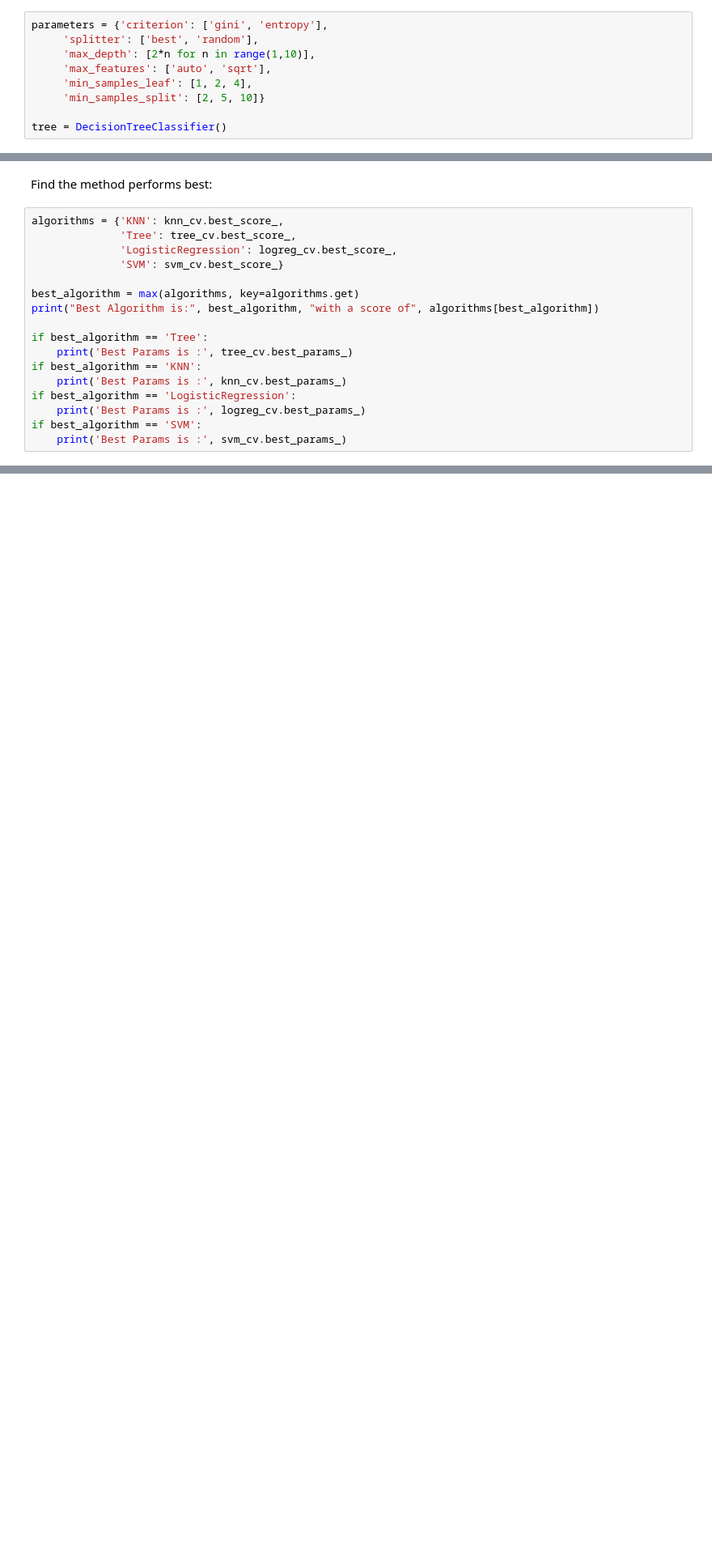
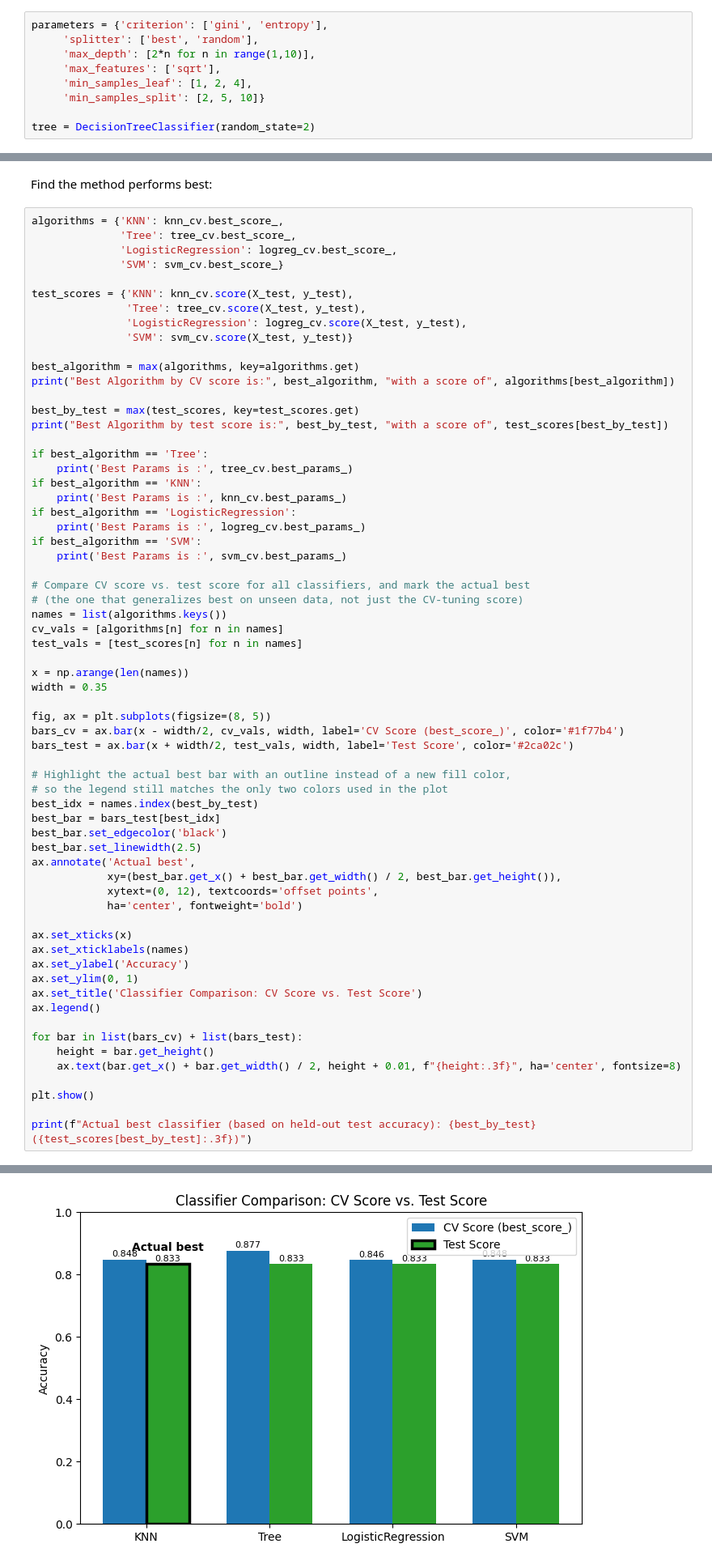
Before and after one commit to jjflorezw/ibmds, a Jupyter notebook: 10-applied-data-science-capstone/04-predictive-analysis/machine-learning-prediction.ipynb, the cells around one changed output, grey strips where cells are left out. Shown at 81% size. Cells and saved outputs as stored; diff of their text form; blank space fills up the shorter version.

```diff
--- a/10-applied-data-science-capstone/04-predictive-analysis/machine-learning-prediction.ipynb
+++ b/10-applied-data-science-capstone/04-predictive-analysis/machine-learning-prediction.ipynb
@@ -313,11 +313,11 @@ Create a decision tree classifier object then  create a  <code>GridSearchCV</cod
 parameters = {'criterion': ['gini', 'entropy'],
      'splitter': ['best', 'random'],
      'max_depth': [2*n for n in range(1,10)],
-     'max_features': ['auto', 'sqrt'],
+     'max_features': ['sqrt'],
      'min_samples_leaf': [1, 2, 4],
      'min_samples_split': [2, 5, 10]}
 
-tree = DecisionTreeClassifier()
+tree = DecisionTreeClassifier(random_state=2)
 # %%
 tree_cv = GridSearchCV(estimator=tree,
                           param_grid=parameters,
@@ -464,8 +447,16 @@ algorithms = {'KNN': knn_cv.best_score_,
               'LogisticRegression': logreg_cv.best_score_,
               'SVM': svm_cv.best_score_}
 
+test_scores = {'KNN': knn_cv.score(X_test, y_test),
+               'Tree': tree_cv.score(X_test, y_test),
+               'LogisticRegression': logreg_cv.score(X_test, y_test),
+               'SVM': svm_cv.score(X_test, y_test)}
+
 best_algorithm = max(algorithms, key=algorithms.get)
-print("Best Algorithm is:", best_algorithm, "with a score of", algorithms[best_algorithm])
+print("Best Algorithm by CV score is:", best_algorithm, "with a score of", algorithms[best_algorithm])
+
+best_by_test = max(test_scores, key=test_scores.get)
+print("Best Algorithm by test score is:", best_by_test, "with a score of", test_scores[best_by_test])
 
 if best_algorithm == 'Tree':
     print('Best Params is :', tree_cv.best_params_)
@@ -475,4 +466,43 @@ if best_algorithm == 'LogisticRegression':
     print('Best Params is :', logreg_cv.best_params_)
 if best_algorithm == 'SVM':
     print('Best Params is :', svm_cv.best_params_)
+
+# Compare CV score vs. test score for all classifiers, and mark the actual best
+# (the one that generalizes best on unseen data, not just the CV-tuning score)
+names = list(algorithms.keys())
+cv_vals = [algorithms[n] for n in names]
+test_vals = [test_scores[n] for n in names]
+
+x = np.arange(len(names))
+width = 0.35
+
+fig, ax = plt.subplots(figsize=(8, 5))
+bars_cv = ax.bar(x - width/2, cv_vals, width, label='CV Score (best_score_)', color='#1f77b4')
+bars_test = ax.bar(x + width/2, test_vals, width, label='Test Score', color='#2ca02c')
+
+# Highlight the actual best bar with an outline instead of a new fill color,
+# so the legend still matches the only two colors used in the plot
+best_idx = names.index(best_by_test)
+best_bar = bars_test[best_idx]
+best_bar.set_edgecolor('black')
+best_bar.set_linewidth(2.5)
+ax.annotate('Actual best',
+            xy=(best_bar.get_x() + best_bar.get_width() / 2, best_bar.get_height()),
+            xytext=(0, 12), textcoords='offset points',
+            ha='center', fontweight='bold')
+
+ax.set_xticks(x)
+ax.set_xticklabels(names)
+ax.set_ylabel('Accuracy')
+ax.set_ylim(0, 1)
+ax.set_title('Classifier Comparison: CV Score vs. Test Score')
+ax.legend()
+
+for bar in list(bars_cv) + list(bars_test):
+    height = bar.get_height()
+    ax.text(bar.get_x() + bar.get_width() / 2, height + 0.01, f"{height:.3f}", ha='center', fontsize=8)
+
+plt.show()
+
+print(f"Actual best classifier (based on held-out test accuracy): {best_by_test} ({test_scores[best_by_test]:.3f})")
 # %% [output]
@@ -480,0 +512 @@ Best Params is : {'criterion': 'gini', 'max_depth': 4, 'max_features': 'sqrt', '
+[figure, added]
```
Also changed, not shown: parts of 5 cells of this notebook, 5 other files.
